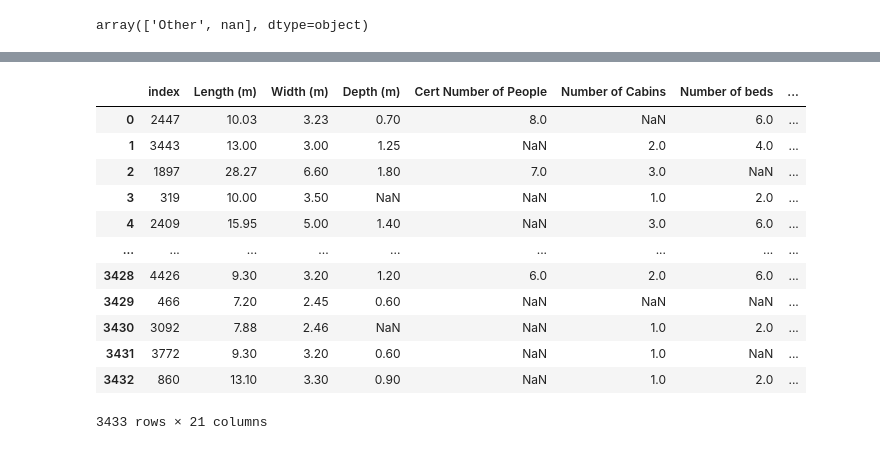
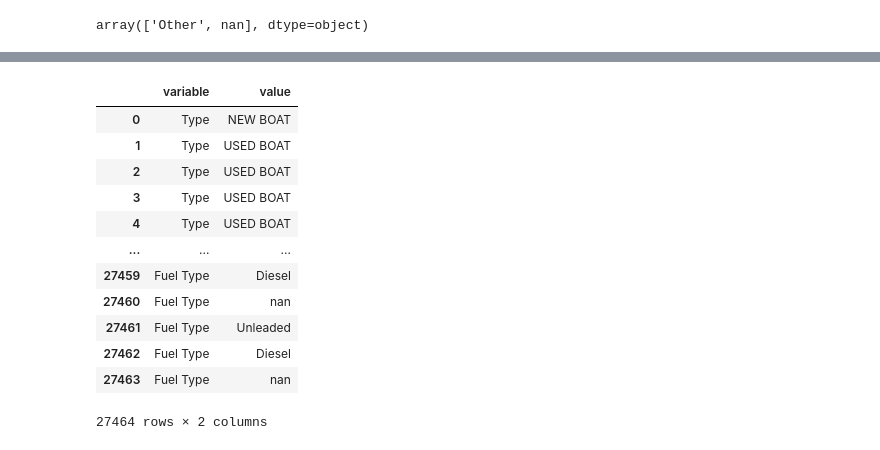
Before and after one commit to kristy25/AcademyPublic, a Jupyter notebook: Untitled1.ipynb, the cells around one changed output, grey strips where cells are left out. Drawn from its saved outputs; the diff is of its cells as text; code cells hidden in the pictures.

```diff
--- a/Untitled1.ipynb
+++ b/Untitled1.ipynb
@@ -2425,16 +2409,17 @@ train[col_numericals]
-# %%
-train[col_numericals].reset_index()
-# %% [output]
-|  | index | Length (m) | Width (m) | Depth (m) | Cert Number of People | Number of Cabins | Number of beds | ... |
-| 0 | 2447 | 10.03 | 3.23 | 0.70 | 8.0 | NaN | 6.0 | ... |
-| 1 | 3443 | 13.00 | 3.00 | 1.25 | NaN | 2.0 | 4.0 | ... |
-| 2 | 1897 | 28.27 | 6.60 | 1.80 | 7.0 | 3.0 | NaN | ... |
-| 3 | 319 | 10.00 | 3.50 | NaN | NaN | 1.0 | 2.0 | ... |
-| 4 | 2409 | 15.95 | 5.00 | 1.40 | NaN | 3.0 | 6.0 | ... |
-| ... | ... | ... | ... | ... | ... | ... | ... | ... |
-| 3428 | 4426 | 9.30 | 3.20 | 1.20 | 6.0 | 2.0 | 6.0 | ... |
-| 3429 | 466 | 7.20 | 2.45 | 0.60 | NaN | NaN | NaN | ... |
-| 3430 | 3092 | 7.88 | 2.46 | NaN | NaN | 1.0 | 2.0 | ... |
-| 3431 | 3772 | 9.30 | 3.20 | 0.60 | NaN | 1.0 | NaN | ... |
-| 3432 | 860 | 13.10 | 3.30 | 0.90 | NaN | 1.0 | 2.0 | ... |
-3433 rows × 21 columns
+# %%
+temp=pd.melt(train[col_categoricals].reset_index(), id_vars='index', value_vars=col_categoricals).iloc[:,-2:].astype(str)
+temp
+# %% [output]
+|  | variable | value |
+| 0 | Type | NEW BOAT |
+| 1 | Type | USED BOAT |
+| 2 | Type | USED BOAT |
+| 3 | Type | USED BOAT |
+| 4 | Type | USED BOAT |
+| ... | ... | ... |
+| 27459 | Fuel Type | Diesel |
+| 27460 | Fuel Type | nan |
+| 27461 | Fuel Type | Unleaded |
+| 27462 | Fuel Type | Diesel |
+| 27463 | Fuel Type | nan |
+27464 rows × 2 columns
```
Also changed, not shown: parts of 10 cells of this notebook.
